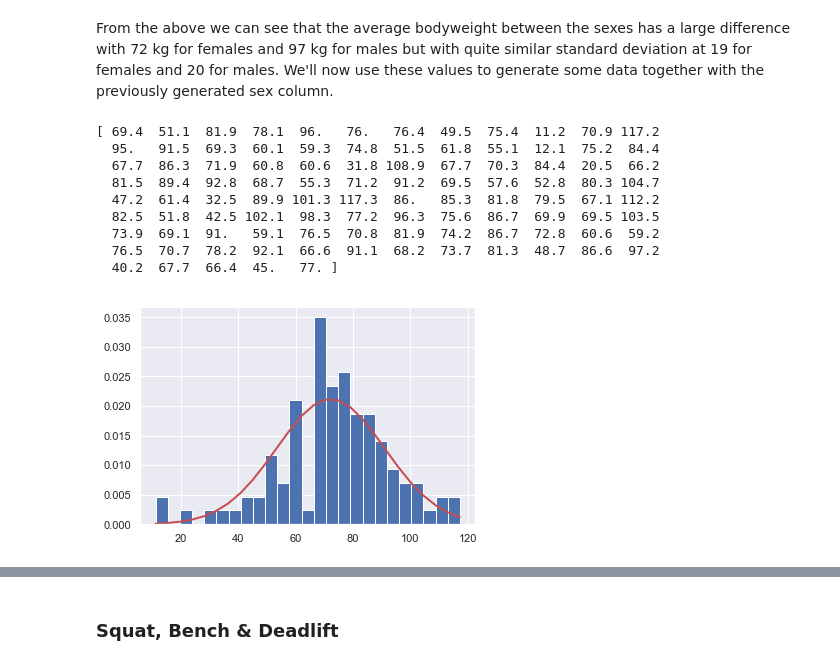
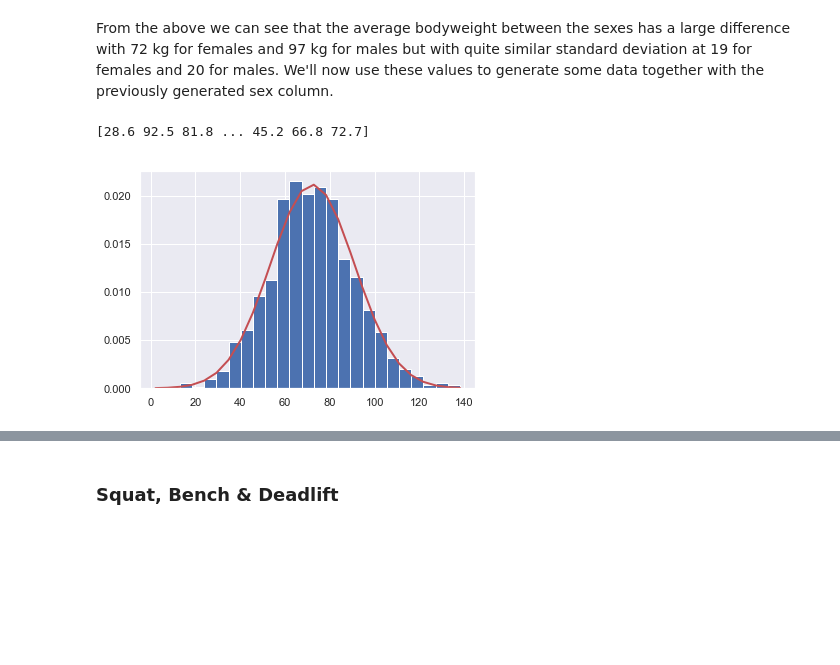
Before and after one commit to IanWafer/Programming-Project, a Jupyter notebook: Simulated Real World Phenomenon.ipynb, the cells around one changed output, grey strips where cells are left out. Drawn from its saved outputs; the diff is of its cells as text; code cells hidden in the pictures; blank space fills up the shorter version.

```diff
--- a/Simulated Real World Phenomenon.ipynb
+++ b/Simulated Real World Phenomenon.ipynb
@@ -205,28 +179,20 @@ From the above we can see that the average bodyweight between the sexes has a la
 # %%
 # Sourced from https://docs.scipy.org/doc/numpy-1.15.0/reference/generated/numpy.random.normal.html
 # determine formula for generating the correct weight for females
 
 F_Mu = 72.23
 F_Sigma = 18.86
-F_Weight = np.random.normal(F_Mu, F_Sigma, 101).round(1)
+F_Weight = np.random.normal(F_Mu, F_Sigma, 1001).round(1)
 print(F_Weight)
 
 count, bins, ignored = plt.hist(F_Weight, 25, density=True)
 plt.plot(bins, 1/(F_Sigma * np.sqrt(2 * np.pi)) *
                np.exp( - (bins - F_Mu)**2 / (2 * F_Sigma**2) ),
          linewidth=2, color='r')
 plt.show()
 # %% [output]
-[ 69.4  51.1  81.9  78.1  96.   76.   76.4  49.5  75.4  11.2  70.9 117.2
-  95.   91.5  69.3  60.1  59.3  74.8  51.5  61.8  55.1  12.1  75.2  84.4
-  67.7  86.3  71.9  60.8  60.6  31.8 108.9  67.7  70.3  84.4  20.5  66.2
-  81.5  89.4  92.8  68.7  55.3  71.2  91.2  69.5  57.6  52.8  80.3 104.7
-  47.2  61.4  32.5  89.9 101.3 117.3  86.   85.3  81.8  79.5  67.1 112.2
-  82.5  51.8  42.5 102.1  98.3  77.2  96.3  75.6  86.7  69.9  69.5 103.5
-  73.9  69.1  91.   59.1  76.5  70.8  81.9  74.2  86.7  72.8  60.6  59.2
-  76.5  70.7  78.2  92.1  66.6  91.1  68.2  73.7  81.3  48.7  86.6  97.2
-  40.2  67.7  66.4  45.   77. ]
+[28.6 92.5 81.8 ... 45.2 66.8 72.7]
-[figure, old version]
+[figure, new version]
 # %%
 # determine formula for generating the correct weight for females
 
```
Also changed, not shown: parts of 14 cells of this notebook.
